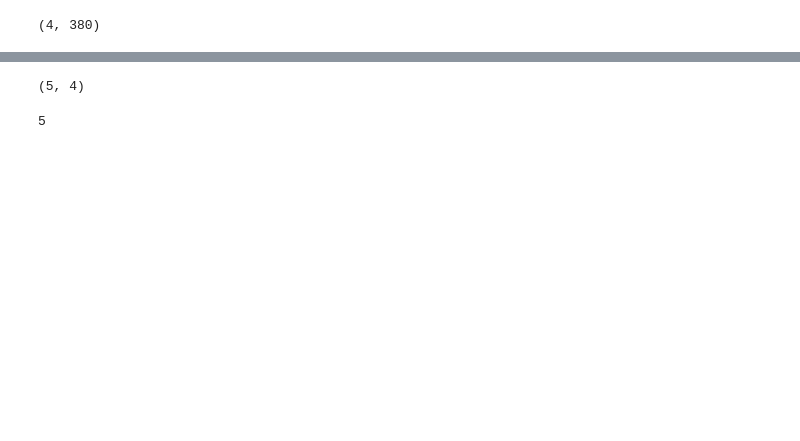
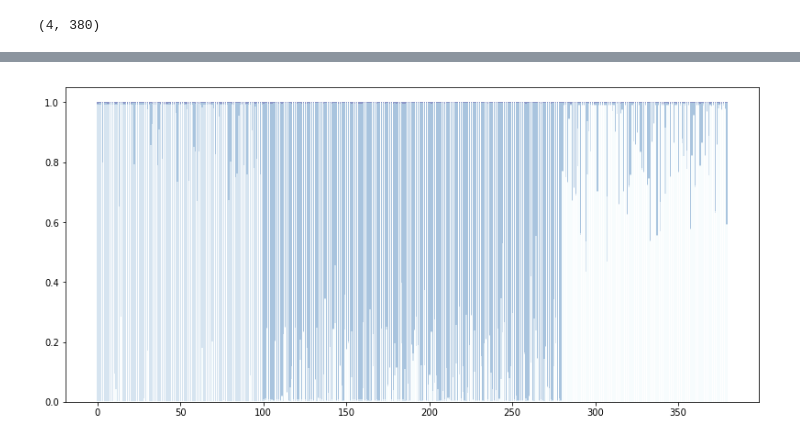
Before and after one commit to naiieandrade/tcc-studies, a Jupyter notebook: generate-dirichlet-bernoulli.ipynb, the cells around one changed output, grey strips where cells are left out. Cells and saved outputs as stored; diff of their text form; code cells hidden in the pictures; blank space fills up the shorter version.

```diff
--- a/generate-dirichlet-bernoulli.ipynb
+++ b/generate-dirichlet-bernoulli.ipynb
@@ -193,51 +218,32 @@ plt.show()
 # %%
-columns = ('1', '2', '3', '4', '5', '6')
-#rows = ['%d year' % x for x in (100, 50, 20, 10, 5)]
-
-values = np.arange(0, 2500, 500)
-value_increment = 1000
+columns = ['%d' % x for x in range(T.shape[1])]
 
 # Get some pastel shades for the colors
-colors = plt.cm.BuPu(np.linspace(0, 0.5, 4)) #cols
+colors = plt.cm.BuPu(np.linspace(0, 0.5, 4)) #rows #['r','g','b','magenta']
 n_rows = len(teste)
 
 index = np.arange(len(columns)) + 0.3
-bar_width = 0.4
+bar_width = 0.7
 
 # Initialize the vertical-offset for the stacked bar chart.
 y_offset = np.zeros(len(columns))
 
 # Plot bars and create text labels for the table
-cell_text = []
+plt.figure(figsize=(15,7))
+#cell_text = []
 for row in range(n_rows):
-    plt.bar(index, teste[row], bar_width, bottom=y_offset, color=colors[row])
-    y_offset = y_offset + teste[row]
+    plt.bar(index, T[row], bar_width, bottom=y_offset, color=colors[row])
+    y_offset = y_offset + T[row]
     #cell_text.append(['%1.1f' % (x / 1000.0) for x in y_offset])
 # Reverse colors and text labels to display the last value at the top.
 colors = colors[::-1]
-cell_text.reverse()
+#cell_text.reverse()
 
-# Add a table at the bottom of the axes
-# the_table = plt.table(cellText=cell_text,
-#                       rowLabels=4,
-#                       rowColours=colors,
-#                       colLabels=columns,
-#                       loc='bottom')
 
 # Adjust layout to make room for the table:
 plt.subplots_adjust(left=0.2, bottom=0.2)
 
-# plt.ylabel("Loss in ${0}'s".format(value_increment))
-# plt.yticks(values * value_increment, ['%d' % val for val in values])
-# plt.xticks([])
-# plt.title('Loss by Disaster')
 
 plt.show()
+# %% [output]
+[figure, added]
-# %%
-len(data), len(teste)
-# %% [output]
-(5, 4)
-# %%
-len(rows)
-# %% [output]
-5
```
Also changed, not shown: parts of 59 cells of this notebook.
